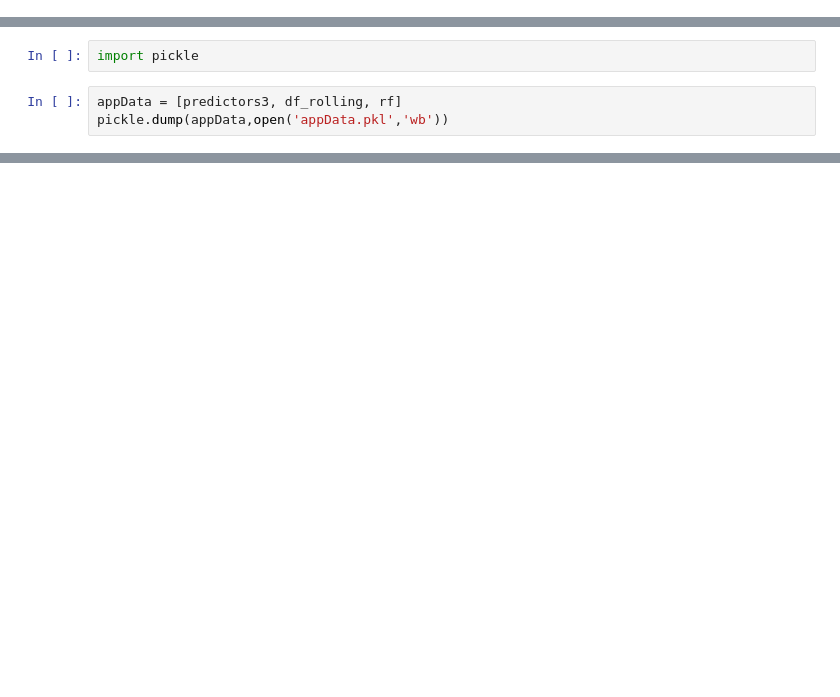
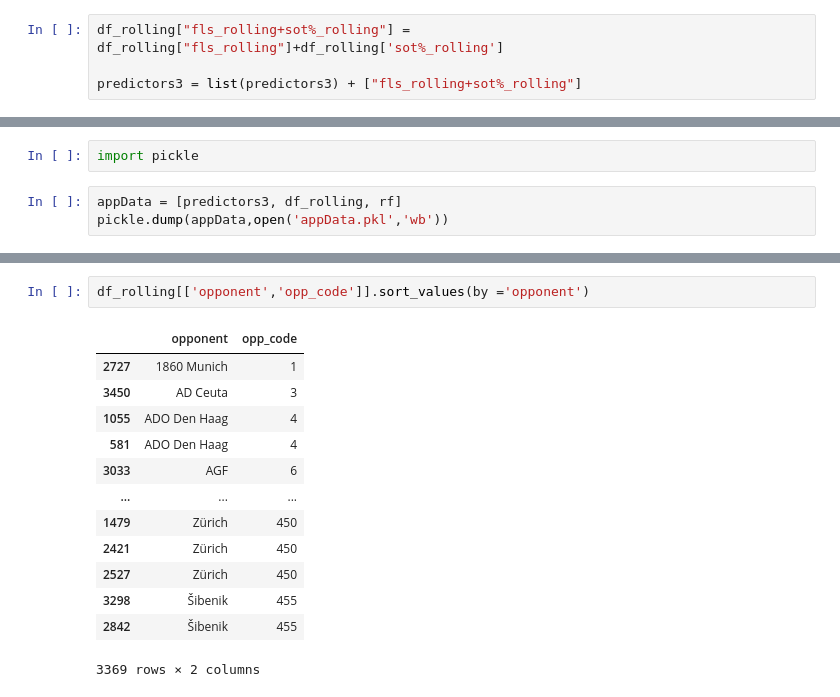
Before and after one commit to RaminVali/CL_WebScraping_ML_Prediction, a Jupyter notebook: Clean_Predict.ipynb, the cells around one changed output, grey strips where cells are left out. Drawn from its saved outputs; the diff is of its cells as text; blank space fills up the shorter version.

```diff
--- a/Clean_Predict.ipynb
+++ b/Clean_Predict.ipynb
@@ -329 +363,5 @@ predictors2=['venue_code','opp_code','g/sh_rolling','pkatt_rolling','pkatt_opp_r
+# %%
+df_rolling["fls_rolling+sot%_rolling"] = df_rolling["fls_rolling"]+df_rolling['sot%_rolling']
+
+predictors3 = list(predictors3) + ["fls_rolling+sot%_rolling"]
 # %%
@@ -407,0 +402,16 @@ Do the following to get a list of the numeric columns, or select an type of colu
+# %%
+df_rolling[['opponent','opp_code']].sort_values(by ='opponent')
+# %% [output]
+|  | opponent | opp_code |
+| 2727 | 1860 Munich | 1 |
+| 3450 | AD Ceuta | 3 |
+| 1055 | ADO Den Haag | 4 |
+| 581 | ADO Den Haag | 4 |
+| 3033 | AGF | 6 |
+| ... | ... | ... |
+| 1479 | Zürich | 450 |
+| 2421 | Zürich | 450 |
+| 2527 | Zürich | 450 |
+| 3298 | Šibenik | 455 |
+| 2842 | Šibenik | 455 |
+3369 rows × 2 columns
```
Also changed, not shown: parts of 47 cells of this notebook, 2 other files.
